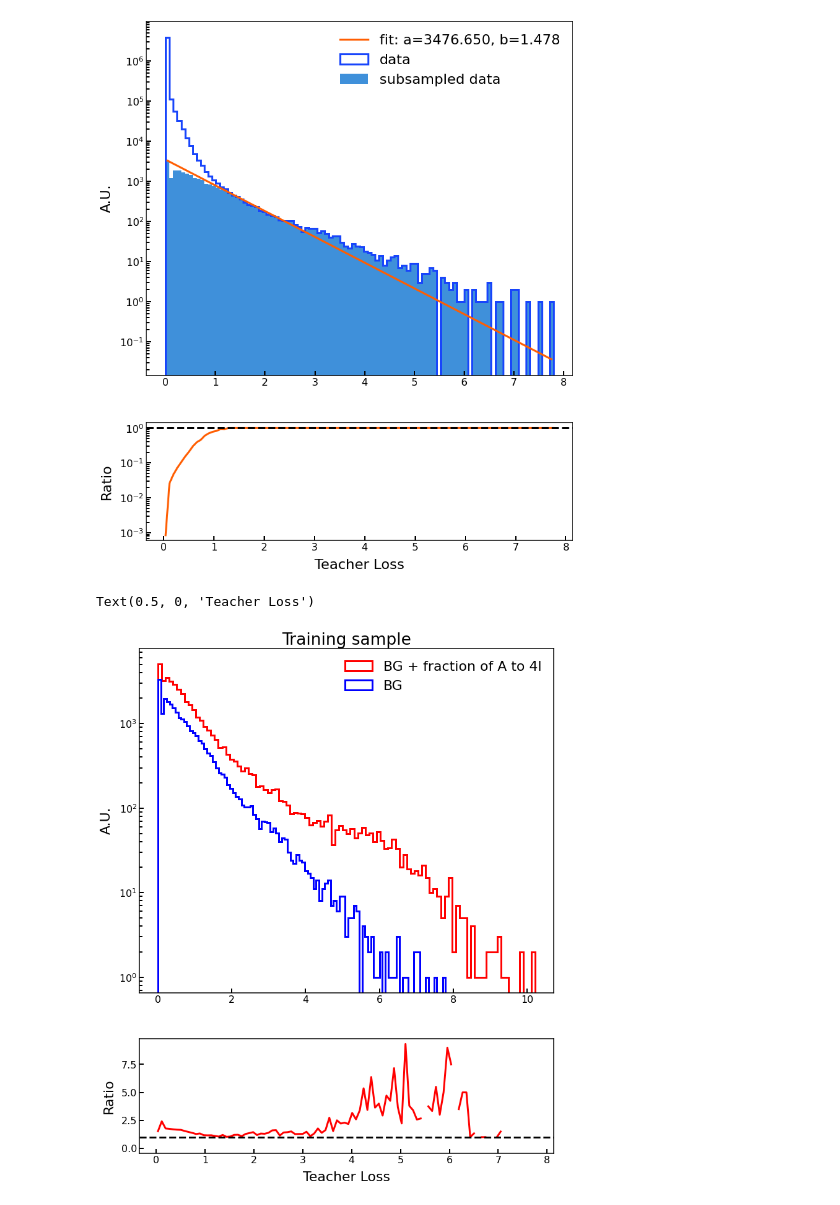
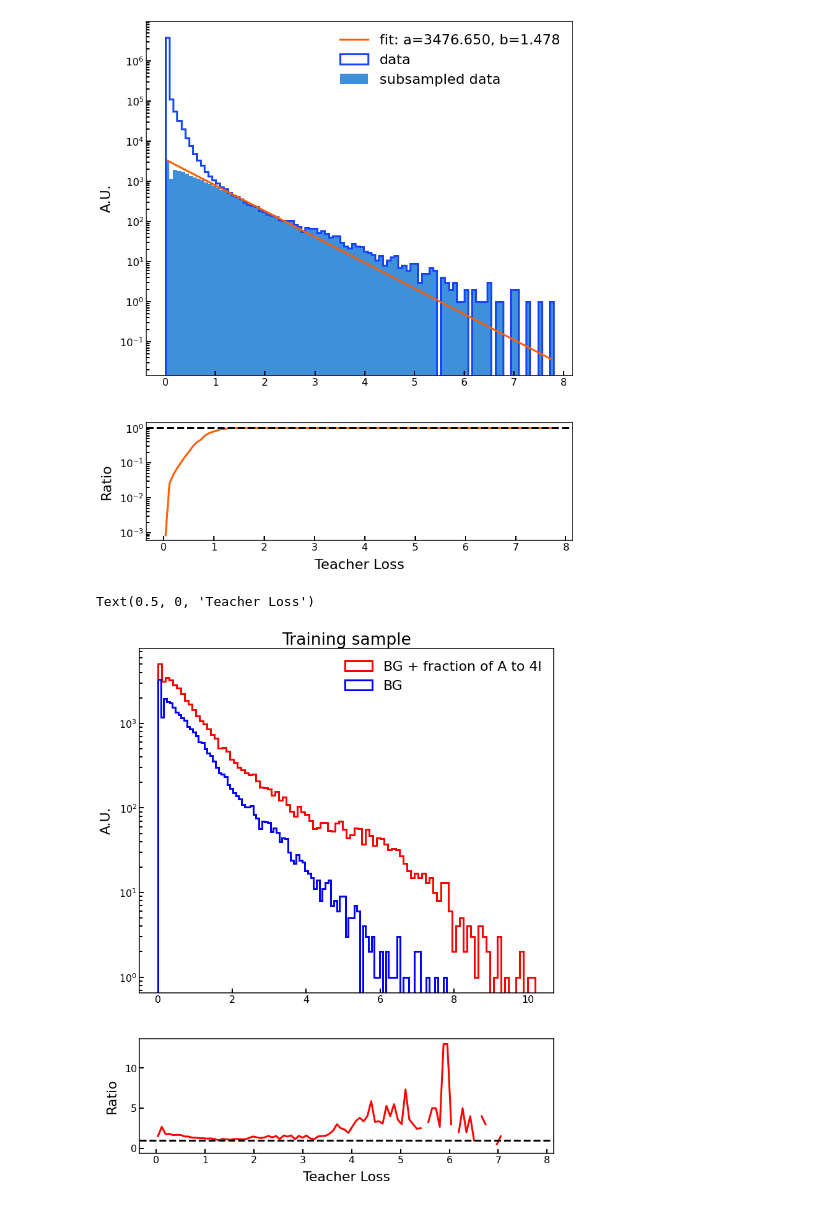
Before and after one commit to mpp-hep/knowledge-distillation, a Jupyter notebook: autoencoders/playground/selective_sampling.ipynb, the cells around one changed output. Cells and saved outputs as stored; diff of their text form; code cells hidden in the pictures.

Commit message:
saving regression dataset, and fixing subsampling without replacement

```diff
--- a/autoencoders/playground/selective_sampling.ipynb
+++ b/autoencoders/playground/selective_sampling.ipynb
@@ -49,5 +49,5 @@ def selective_sampling(sample,bincenters,ratio_function):
 indecies_to_keep = selective_sampling(train_loss,bincenters,ratio_function)
 print(len(train_loss[indecies_to_keep]))
 
-indecies_to_keep_signal = np.random.choice(len(signal_loss), int(len(signal_loss)/4.))
+indecies_to_keep_signal = np.random.choice(len(signal_loss), int(len(signal_loss)/4.),replace=False)
 # %% [output]
@@ -76,14 +76,28 @@ Text(0.5, 0, 'Teacher Loss')
 mask_signal_for_valid = np.ones(len(signal_loss), dtype=bool)
 mask_signal_for_valid[indecies_to_keep_signal] = False
 
-save_output = False
+mask_bg_discarded = np.ones(len(train_loss), dtype=bool)
+mask_bg_discarded[indecies_to_keep] = False
+
+save_output = True
 if save_output:
-    ouput_selective_sampling = files_dir+'l1_ae_train_loss_selective_sampling_bg_a4l.h5'
+    output_dir = '/eos/user/n/nchernya/MLHEP/AnomalyDetection/autoencoder_for_anomaly/knowledge-distillation-output/selective_subsampling/'
+    ouput_selective_sampling_bg = output_dir+'l1_ae_train_loss_selective_sampling.h5'
+    with h5py.File(ouput_selective_sampling_bg, 'w') as h5f:
+        h5f.create_dataset('teacher_loss', data=train_loss[indecies_to_keep])
+        h5f.create_dataset('data', data=train_data[indecies_to_keep])
+
+    output_bg_discarded = output_dir+'l1_ae_train_loss_discarded.h5'
+    with h5py.File(output_bg_discarded,'w') as h5f:
+        h5f.create_dataset('teacher_loss',data=train_loss[mask_bg_discarded])
+        h5f.create_dataset('data',data=train_data[mask_bg_discarded])
+
+    ouput_selective_sampling = output_dir+'l1_ae_train_loss_selective_sampling_bg_a4l.h5'
     with h5py.File(ouput_selective_sampling, 'w') as h5f:
         h5f.create_dataset('teacher_loss', data=np.concatenate((train_loss[indecies_to_keep],signal_loss[indecies_to_keep_signal]), axis=0))
         h5f.create_dataset('data', data=np.concatenate((train_data[indecies_to_keep],signal_data[indecies_to_keep_signal]), axis=0))
 
-    output_validation_signal = files_dir+'l1_ae_signal_loss_validation.h5'
+    output_validation_signal = output_dir+'l1_ae_signal_loss_validation.h5'
     with h5py.File(output_validation_signal,'r+') as h5f:
         del h5f['teacher_loss_%s'%signal_sample_name]
         del h5f['bsm_data_%s'%signal_sample_name]
@@ -92,22 +106,22 @@ if save_output:
 # %%
 with h5py.File(ouput_selective_sampling,'r') as open_file :
     train_loss_combi = np.array(open_file['teacher_loss'])
-with h5py.File(files_dir+'l1_ae_train_loss_selective_sampling.h5','r') as open_file :
+with h5py.File(ouput_selective_sampling_bg,'r') as open_file :
     train_loss_selective = np.array(open_file['teacher_loss'])
 
 fig, axs = plt.subplots(2,figsize=(12,15), gridspec_kw={'height_ratios': [3, 1]})
 values_combi, bins, patches = axs[0].hist(train_loss_combi,bins=100,histtype='step',color='r',linewidth=3,label='BG + fraction of A to 4l')
 values_bg, bins, patches = axs[0].hist(train_loss_selective,bins=100,histtype='step',color='b',linewidth=3,label='BG')
 bincenters = 0.5*(bins[1:]+bins[:-1])
 axs[0].semilogy()
 axs[0].legend()
 axs[0].set_title('Training sample')
 axs[0].set_ylabel('A.U.')
 
 _ = axs[1].plot(bincenters,values_combi/values_bg,'r',linewidth=3)
 axs[1].axhline(1., color='black',linestyle='--',linewidth=3)
 axs[1].set_ylabel('Ratio')
 axs[1].set_xlabel('Teacher Loss')
 # %% [output]
 Text(0.5, 0, 'Teacher Loss')
-[figure, old version]
+[figure, new version]
```
Also changed, not shown: parts of 2 cells of this notebook, 1 other file.
